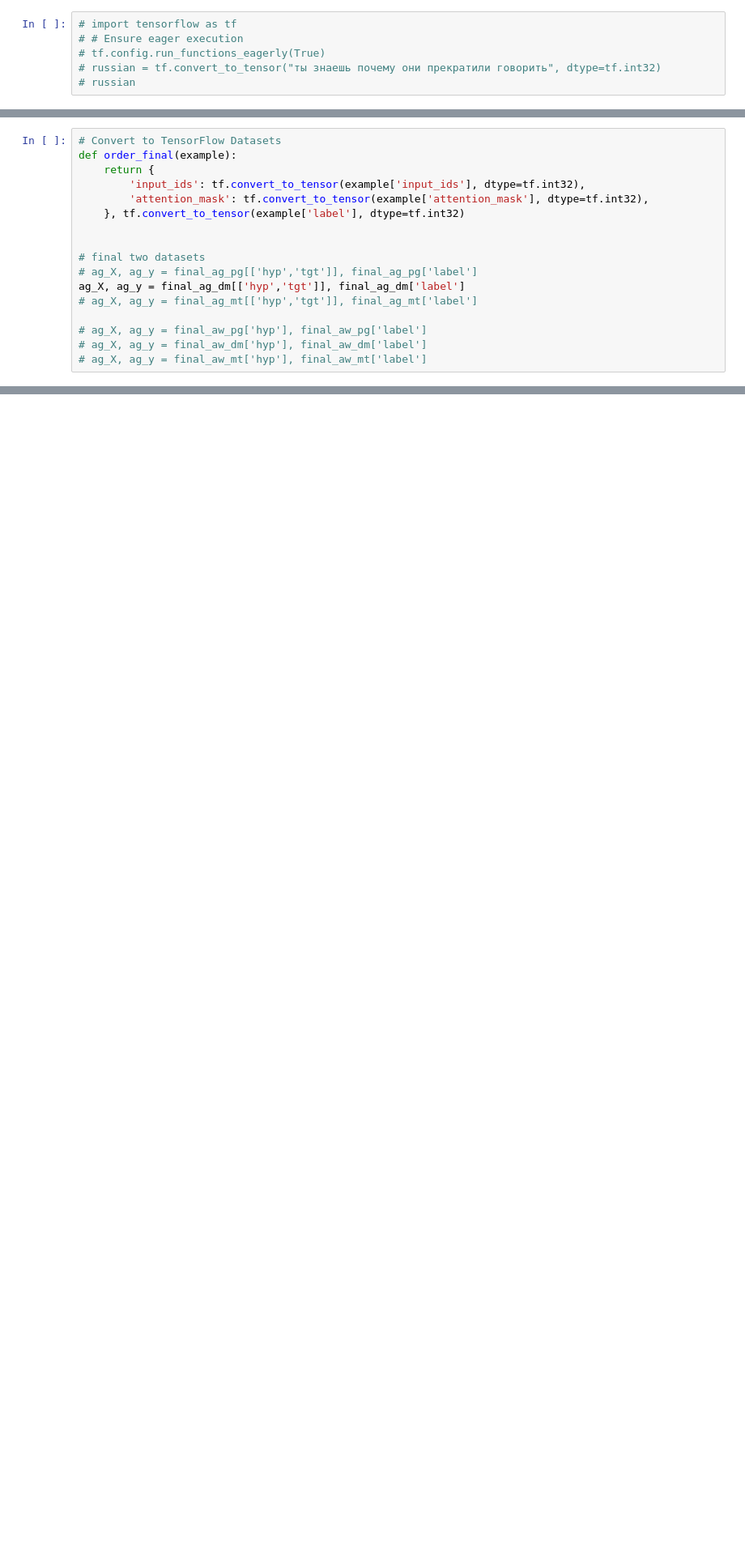
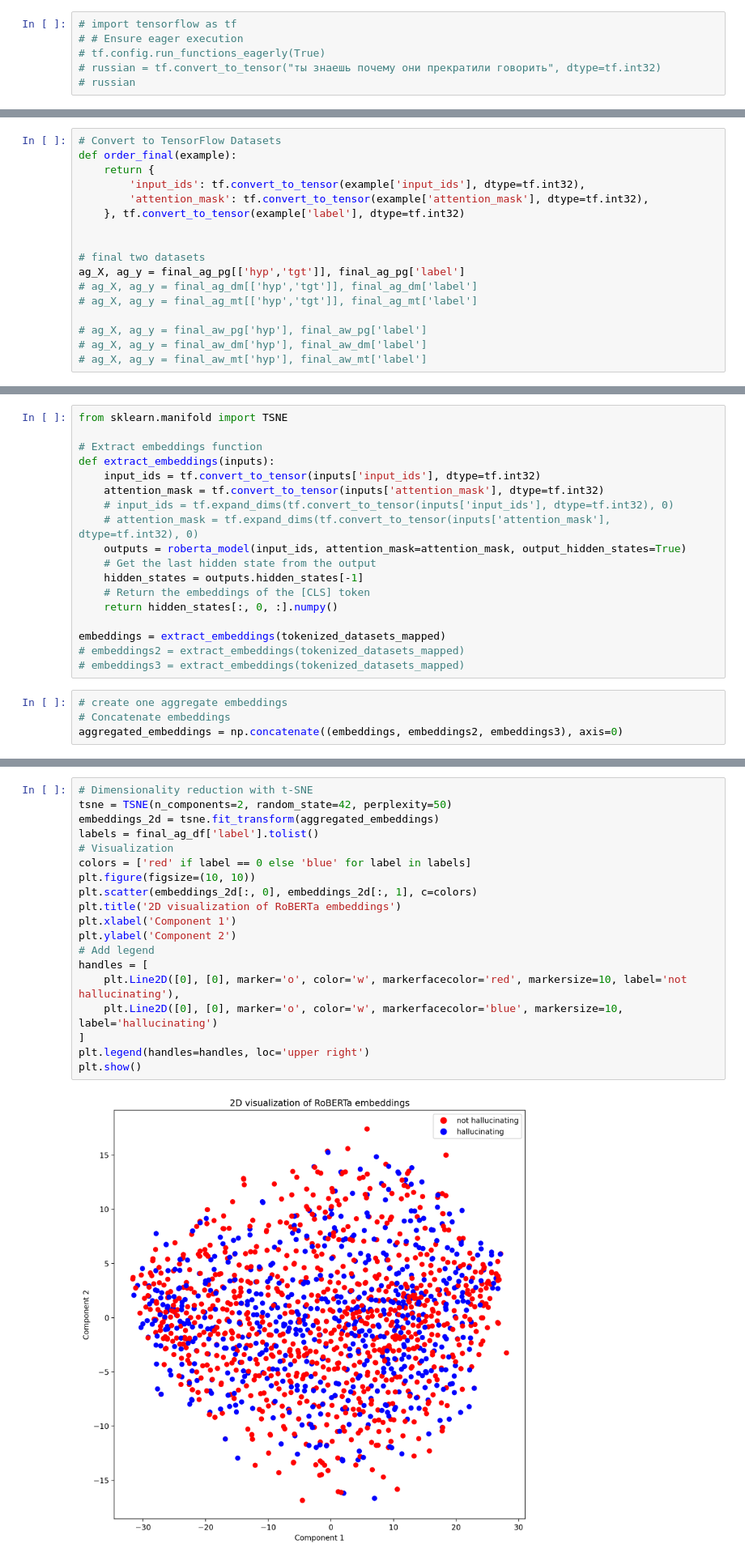
Before and after one commit to byun-c-ww/Semeval-Task-6, a Jupyter notebook: SHROOM(Jun5, use hyp and tgt, RoBERTa).ipynb, the cells around one changed output, grey strips where cells are left out. Shown at 81% size. Saved outputs shown, nothing was run; the diff lists cells and outputs as text; blank space fills up the shorter version.

```diff
--- a/SHROOM(Jun5, use hyp and tgt, RoBERTa).ipynb
+++ b/SHROOM(Jun5, use hyp and tgt, RoBERTa).ipynb
@@ -620,8 +670,8 @@ def order_final(example):
 
 
 # final two datasets
-# ag_X, ag_y = final_ag_pg[['hyp','tgt']], final_ag_pg['label']
-ag_X, ag_y = final_ag_dm[['hyp','tgt']], final_ag_dm['label']
+ag_X, ag_y = final_ag_pg[['hyp','tgt']], final_ag_pg['label']
+# ag_X, ag_y = final_ag_dm[['hyp','tgt']], final_ag_dm['label']
 # ag_X, ag_y = final_ag_mt[['hyp','tgt']], final_ag_mt['label']
 
 # ag_X, ag_y = final_aw_pg['hyp'], final_aw_pg['label']
@@ -814,0 +912,22 @@ all zeros BERT: 0.48845470692717585
+# %%
+from sklearn.manifold import TSNE
+
+# Extract embeddings function
+def extract_embeddings(inputs):
+    input_ids = tf.convert_to_tensor(inputs['input_ids'], dtype=tf.int32)
+    attention_mask = tf.convert_to_tensor(inputs['attention_mask'], dtype=tf.int32)
+    # input_ids = tf.expand_dims(tf.convert_to_tensor(inputs['input_ids'], dtype=tf.int32), 0)
+    # attention_mask = tf.expand_dims(tf.convert_to_tensor(inputs['attention_mask'], dtype=tf.int32), 0)
+    outputs = roberta_model(input_ids, attention_mask=attention_mask, output_hidden_states=True)
+    # Get the last hidden state from the output
+    hidden_states = outputs.hidden_states[-1]
+    # Return the embeddings of the [CLS] token
+    return hidden_states[:, 0, :].numpy()
+
+embeddings = extract_embeddings(tokenized_datasets_mapped)
+# embeddings2 = extract_embeddings(tokenized_datasets_mapped)
+# embeddings3 = extract_embeddings(tokenized_datasets_mapped)
+# %%
+# create one aggregate embeddings
+# Concatenate embeddings
+aggregated_embeddings = np.concatenate((embeddings, embeddings2, embeddings3), axis=0)
@@ -814,0 +948,21 @@ all zeros BERT: 0.48845470692717585
+# %%
+# Dimensionality reduction with t-SNE
+tsne = TSNE(n_components=2, random_state=42, perplexity=50)
+embeddings_2d = tsne.fit_transform(aggregated_embeddings)
+labels = final_ag_df['label'].tolist()
+# Visualization
+colors = ['red' if label == 0 else 'blue' for label in labels]
+plt.figure(figsize=(10, 10))
+plt.scatter(embeddings_2d[:, 0], embeddings_2d[:, 1], c=colors)
+plt.title('2D visualization of RoBERTa embeddings')
+plt.xlabel('Component 1')
+plt.ylabel('Component 2')
+# Add legend
+handles = [
+    plt.Line2D([0], [0], marker='o', color='w', markerfacecolor='red', markersize=10, label='not hallucinating'),
+    plt.Line2D([0], [0], marker='o', color='w', markerfacecolor='blue', markersize=10, label='hallucinating')
+]
+plt.legend(handles=handles, loc='upper right')
+plt.show()
+# %% [output]
+[figure, added]
```
Also changed, not shown: parts of 34 cells of this notebook, 11 other files.
